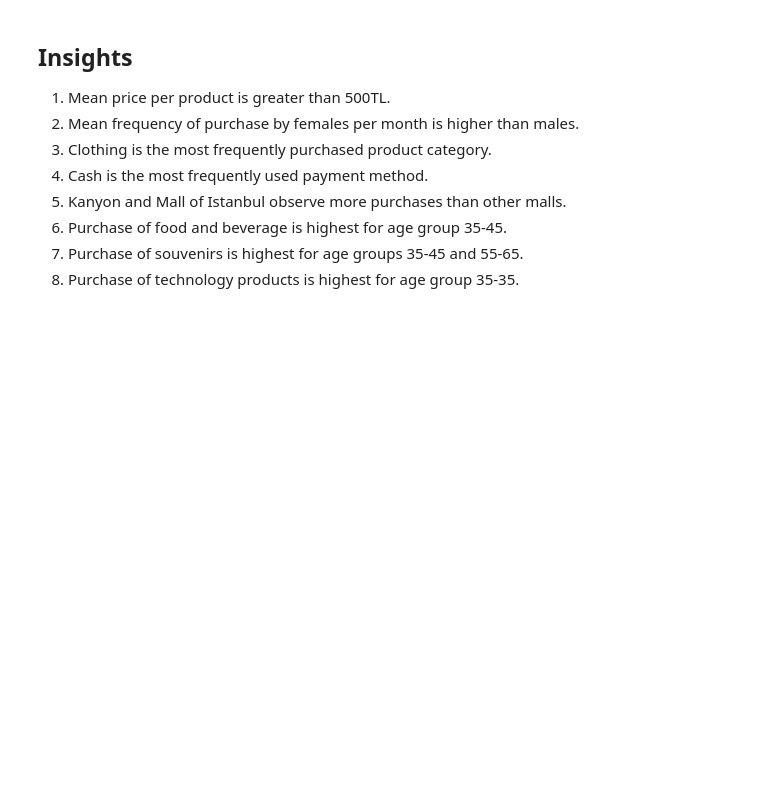
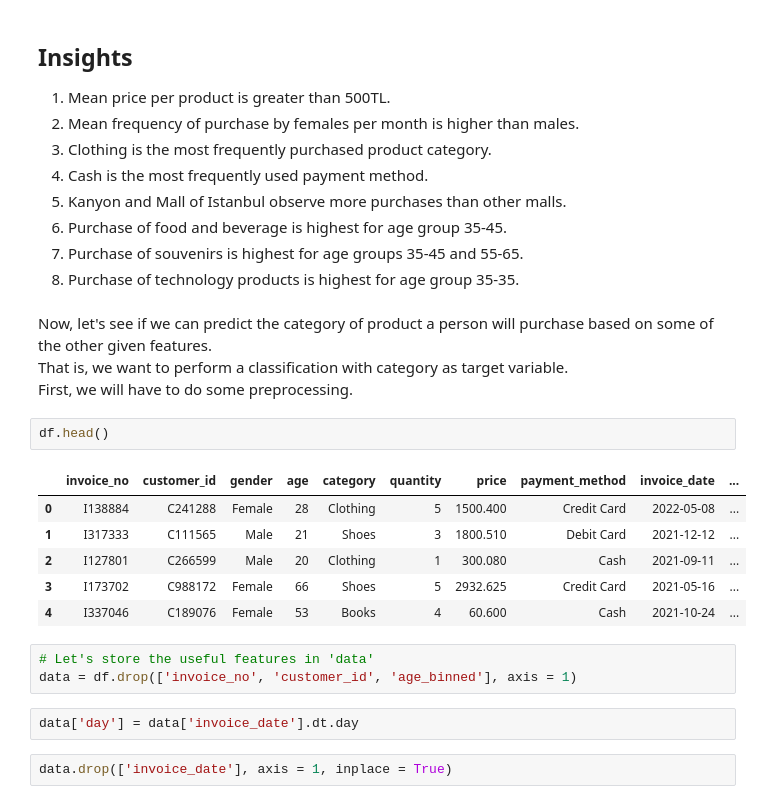
Before and after one commit to palindromepilgrim/Case-Studies-Kaggle, a Jupyter notebook: retail-shopping-dataset.ipynb, the cells around one changed output. Cells and saved outputs as stored; diff of their text form; blank space fills up the shorter version.

```diff
--- a/retail-shopping-dataset.ipynb
+++ b/retail-shopping-dataset.ipynb
@@ -873,3 +899,23 @@ Claim 12 is false.
 6. Purchase of food and beverage is highest for age group 35-45.
 7. Purchase of souvenirs is highest for age groups 35-45 and 55-65.
 8. Purchase of technology products is highest for age group 35-35.
+# %% [markdown]
+Now, let's see if we can predict the category of product a person will purchase based on some of the other given features. <br>
+That is, we want to perform a classification with category as target variable. <br>
+First, we will have to do some preprocessing.
+# %%
+df.head()
+# %% [output]
+|  | invoice_no | customer_id | gender | age | category | quantity | price | payment_method | invoice_date | ... |
+| 0 | I138884 | C241288 | Female | 28 | Clothing | 5 | 1500.400 | Credit Card | 2022-05-08 | ... |
+| 1 | I317333 | C111565 | Male | 21 | Shoes | 3 | 1800.510 | Debit Card | 2021-12-12 | ... |
+| 2 | I127801 | C266599 | Male | 20 | Clothing | 1 | 300.080 | Cash | 2021-09-11 | ... |
+| 3 | I173702 | C988172 | Female | 66 | Shoes | 5 | 2932.625 | Credit Card | 2021-05-16 | ... |
+| 4 | I337046 | C189076 | Female | 53 | Books | 4 | 60.600 | Cash | 2021-10-24 | ... |
+# %%
+# Let's store the useful features in 'data'
+data = df.drop(['invoice_no', 'customer_id', 'age_binned'], axis = 1)
+# %%
+data['day'] = data['invoice_date'].dt.day
+# %%
+data.drop(['invoice_date'], axis = 1, inplace = True)
```
Also changed, not shown: parts of 60 cells of this notebook.
